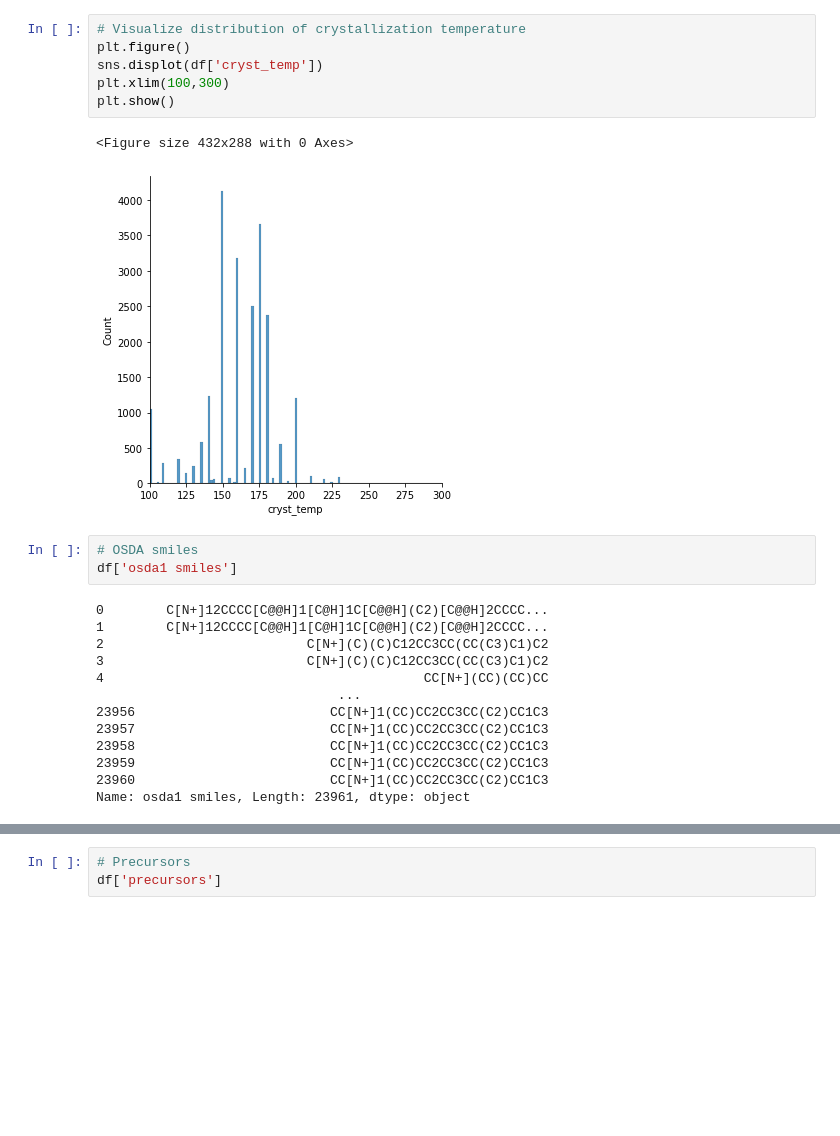
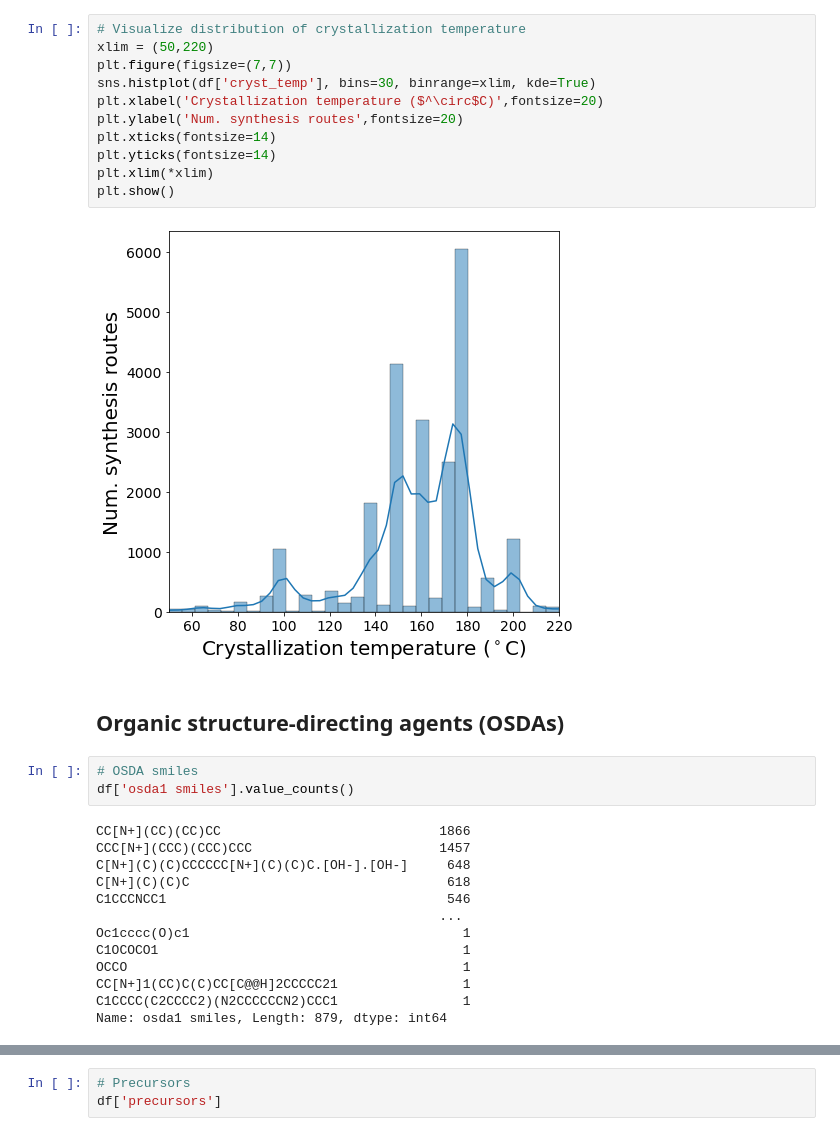
Before and after one commit to eltonpan/zeosyn_dataset, a Jupyter notebook: demo.ipynb, the cells around one changed output, grey strips where cells are left out. Cells and saved outputs as stored; diff of their text form; blank space fills up the shorter version.

```diff
--- a/demo.ipynb
+++ b/demo.ipynb
@@ -33,25 +59,31 @@ plt.show()
 # %%
 # Visualize distribution of crystallization temperature
-plt.figure()
-sns.displot(df['cryst_temp'])
-plt.xlim(100,300)
+xlim = (50,220)
+plt.figure(figsize=(7,7))
+sns.histplot(df['cryst_temp'], bins=30, binrange=xlim, kde=True)
+plt.xlabel('Crystallization temperature ($^\circ$C)',fontsize=20)
+plt.ylabel('Num. synthesis routes',fontsize=20)
+plt.xticks(fontsize=14)
+plt.yticks(fontsize=14)
+plt.xlim(*xlim)
 plt.show()
 # %% [output]
-<Figure size 432x288 with 0 Axes>
-[figure, old version]
+[figure, new version]
+# %% [markdown]
+## Organic structure-directing agents (OSDAs)
 # %%
 # OSDA smiles
-df['osda1 smiles']
+df['osda1 smiles'].value_counts()
 # %% [output]
-0        C[N+]12CCCC[C@@H]1[C@H]1C[C@@H](C2)[C@@H]2CCCC...
-1        C[N+]12CCCC[C@@H]1[C@H]1C[C@@H](C2)[C@@H]2CCCC...
-2                          C[N+](C)(C)C12CC3CC(CC(C3)C1)C2
-3                          C[N+](C)(C)C12CC3CC(CC(C3)C1)C2
-4                                         CC[N+](CC)(CC)CC
-                               ...
-23956                         CC[N+]1(CC)CC2CC3CC(C2)CC1C3
-23957                         CC[N+]1(CC)CC2CC3CC(C2)CC1C3
-23958                         CC[N+]1(CC)CC2CC3CC(C2)CC1C3
-23959                         CC[N+]1(CC)CC2CC3CC(C2)CC1C3
-23960                         CC[N+]1(CC)CC2CC3CC(C2)CC1C3
-Name: osda1 smiles, Length: 23961, dtype: object
+CC[N+](CC)(CC)CC                            1866
+CCC[N+](CCC)(CCC)CCC                        1457
+C[N+](C)(C)CCCCCC[N+](C)(C)C.[OH-].[OH-]     648
+C[N+](C)(C)C                                 618
+C1CCCNCC1                                    546
+                                            ...
+Oc1cccc(O)c1                                   1
+C1OCOCO1                                       1
+OCCO                                           1
+CC[N+]1(CC)C(C)CC[C@@H]2CCCCC21                1
+C1CCCC(C2CCCC2)(N2CCCCCCN2)CCC1                1
+Name: osda1 smiles, Length: 879, dtype: int64
```
Also changed, not shown: parts of 23 cells of this notebook, 4 other files.
